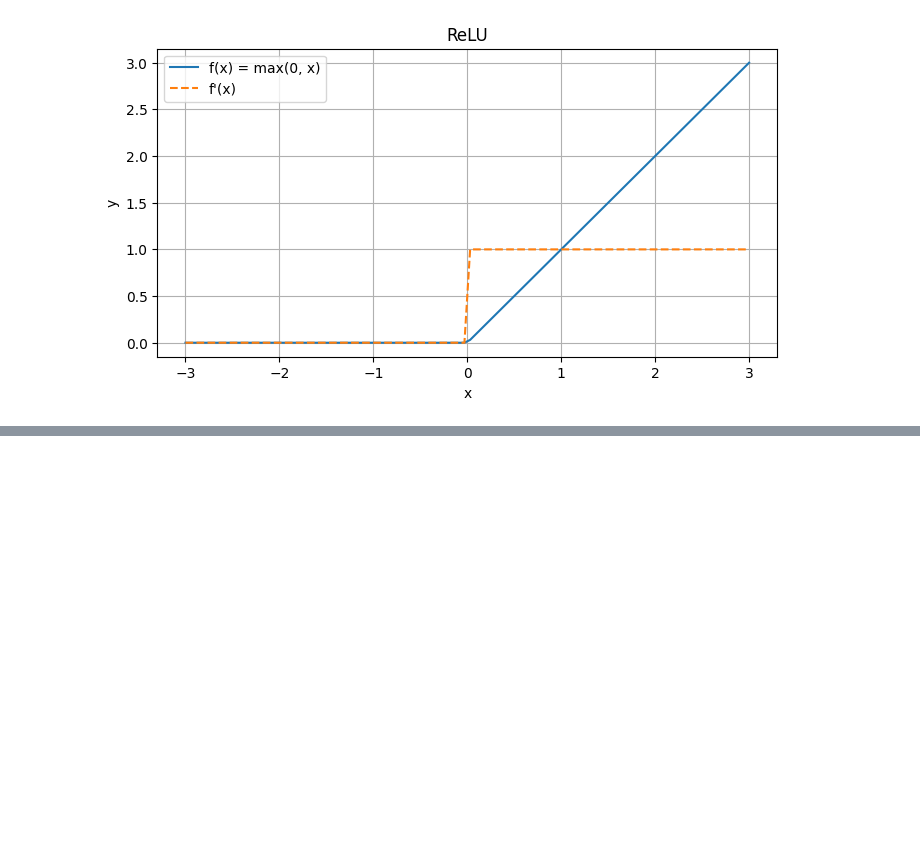
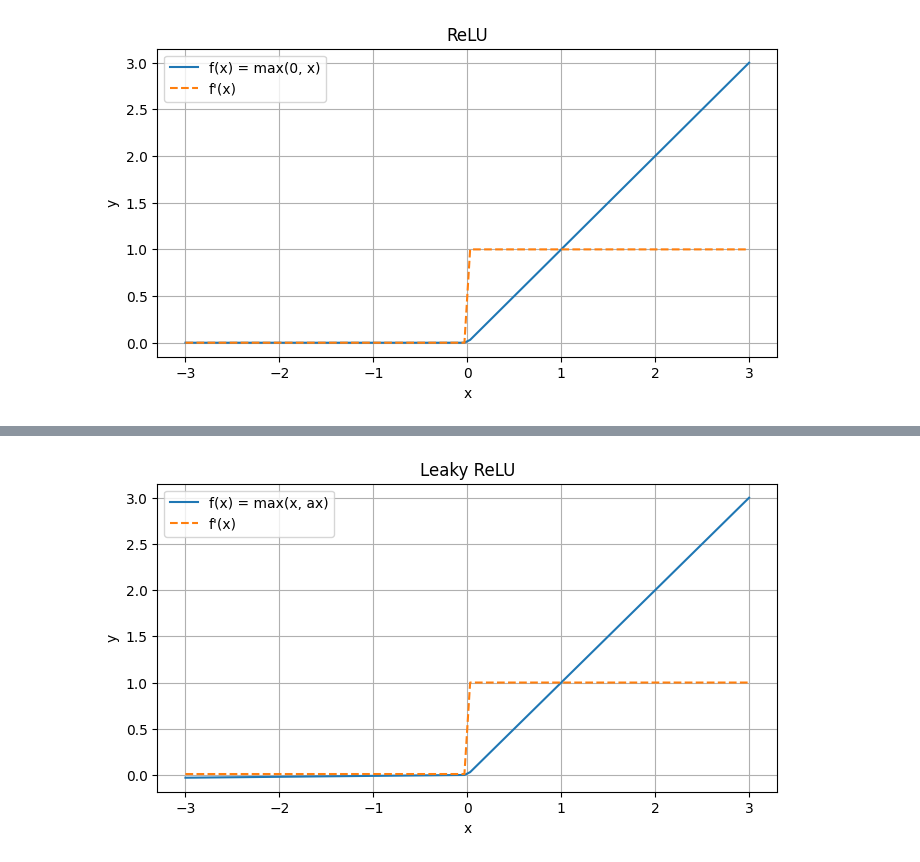
Before and after one commit to Jiminator/MLNotes, a Jupyter notebook: MLStudio/activation_functions.ipynb, the cells around one changed output, grey strips where cells are left out. Cells and saved outputs as stored; diff of their text form; code cells hidden in the pictures; blank space fills up the shorter version.

```diff
--- a/MLStudio/activation_functions.ipynb
+++ b/MLStudio/activation_functions.ipynb
@@ -18,8 +18,7 @@ def derivative(function, x):
 def plot(activation, name, formula):
     x_values = torch.linspace(-3, 3, 100)
     y_values = [activation(x).item() for x in x_values]
-    dy_values = [derivative(activation, x) for x in x_values]
-
+    dy_values = [derivative(lambda x: activation(x), x) for x in x_values]
     # Plotting
     plt.figure(figsize=(8, 4))
     plt.plot(x_values, y_values, label="f(x) = " + formula)
@@ -77,0 +122,8 @@ plot(ReLU, 'ReLU', 'max(0, x)')
+# %%
+# Define the Leaky ReLU function
+def leaky_relu(x, alpha=0.01):
+    return torch.where(x > 0, x, x * alpha)
+
+plot(leaky_relu, 'Leaky ReLU', "max(ax, x)")
+# %% [output]
+[figure, added]
```
Also changed, not shown: parts of 5 cells of this notebook.
